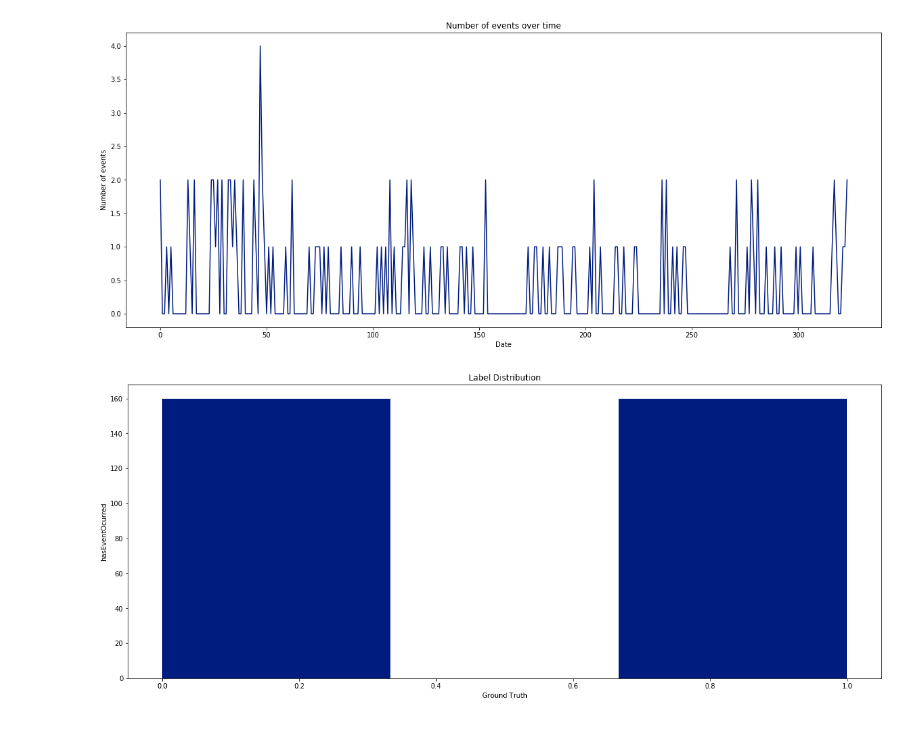
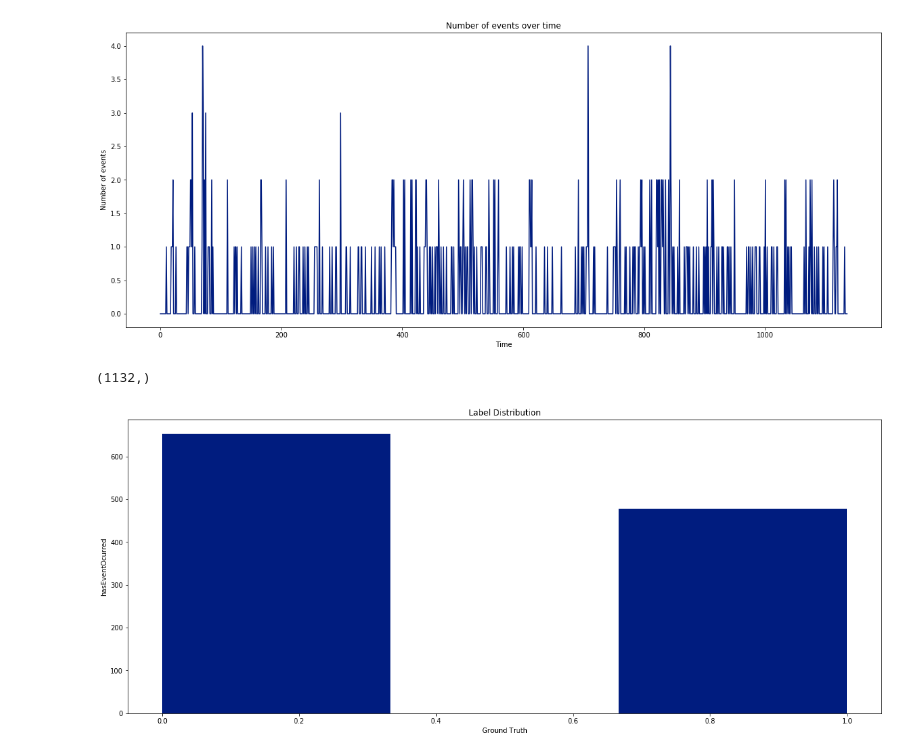
Before and after one commit to aashish-jain/Social-unrest-prediction, a Jupyter notebook: notebooks/analysis_and_prelim_model.ipynb, the cells around one changed output. Cells and saved outputs as stored; diff of their text form; code cells hidden in the pictures.

```diff
--- a/notebooks/analysis_and_prelim_model.ipynb
+++ b/notebooks/analysis_and_prelim_model.ipynb
@@ -14,5 +23,5 @@ plt.rcParams['figure.figsize'] = (20, 8)
 # %%
-df = pd.read_csv('../../data/2018-02-10-2019-02-10-India-Indonesia-Thailand.csv')
+df = pd.read_csv('../../data/1900-01-01-2019-02-18-India.csv')
 # %%
 counter = Counter(df.location)
 counter = sorted(counter.items(), key=lambda x: x[1], reverse=True)[:10]
@@ -34,4 +43,3 @@ _ = plt.bar(indices, counts, 0.5)
 # %%
-df = df[df['location'] == "Chennai"]
 df['event_date'] = pd.to_datetime(df['event_date'])
-df.sort_values(by=['timestamp'], inplace=True)
+df.sort_values(by=['event_date'], inplace=True)
@@ -45,11 +63,11 @@ for date in dates:
     i += 1
 # %%
 plt.title("Number of events over time")
-plt.xlabel("Date")
+plt.xlabel("Time")
 plt.ylabel("Number of events")
 _ = plt.plot(num_events)
 # %% [output]
-[figure, old version]
+[figure, new version]
 # %%
 news_articles = df.notes
 # %%
@@ -97,9 +116,13 @@ vector = get_glove_dict()
 # %%
 labels = generate_labels(num_events)
+# %%
+print(labels.shape)
+# %% [output]
+(1132,)
 # %%
 plt.title('Label Distribution')
 plt.xlabel('Ground Truth')
 plt.ylabel('hasEventOcurred')
 _ = plt.hist(labels, bins=3, range=(0, 1))
 # %% [output]
-[figure, old version]
+[figure, new version]
```
Also changed, not shown: parts of 21 cells of this notebook.
